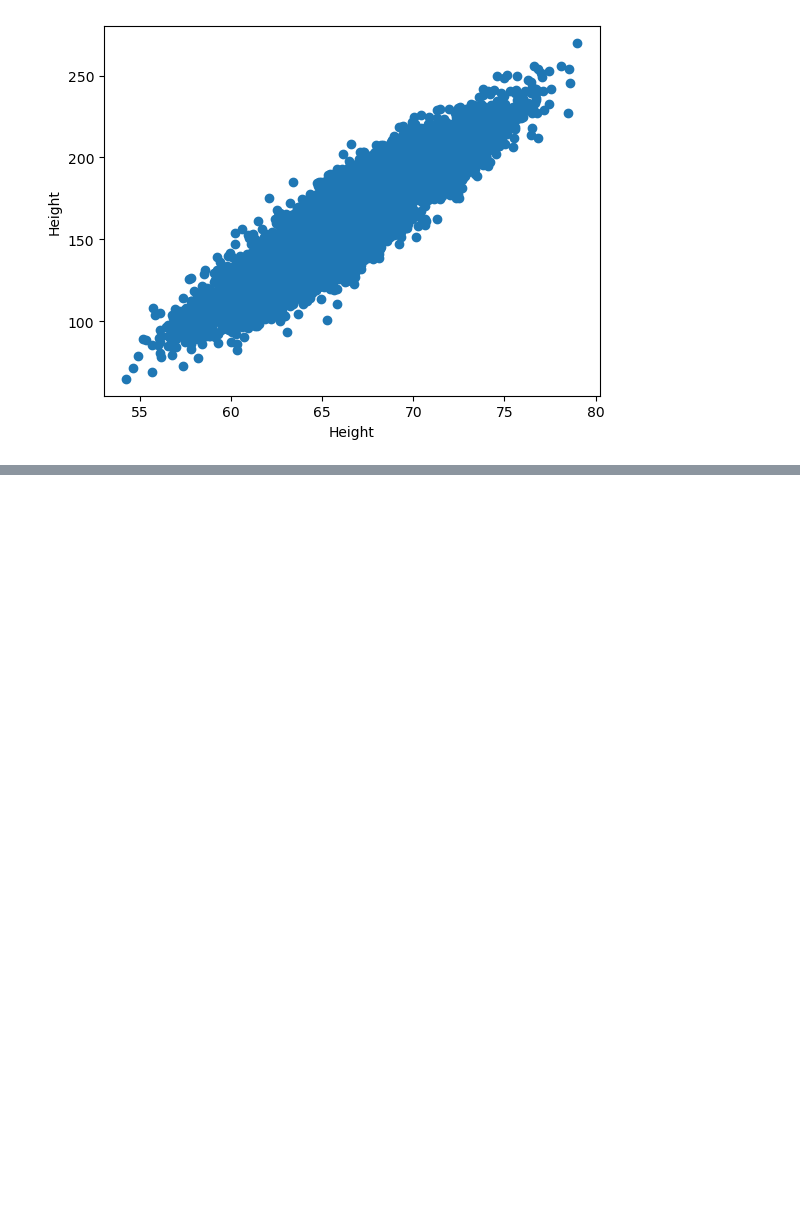
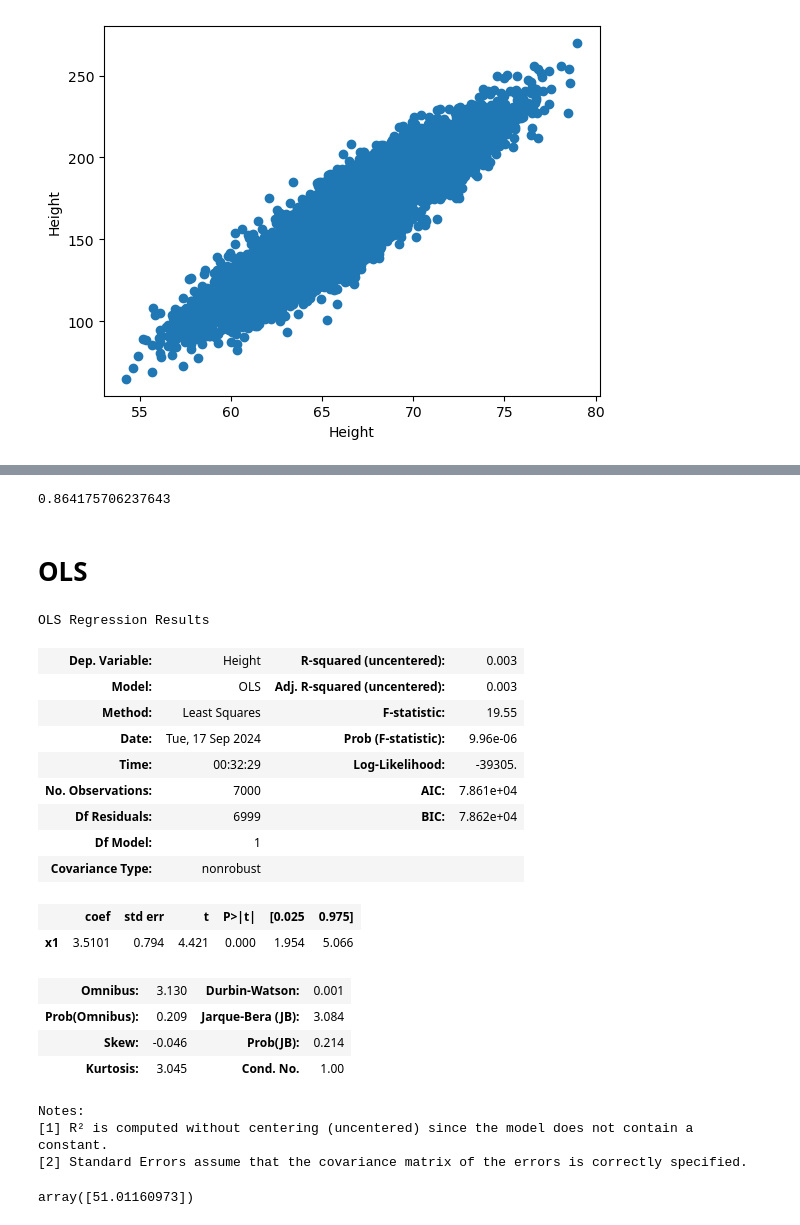
Before and after one commit to Sharafunneesa-pp/Regression-Algorithms, a Jupyter notebook: 1. Linear Regression and OLS.ipynb, the cells around one changed output, grey strips where cells are left out. Saved outputs shown, nothing was run; the diff lists cells and outputs as text; code cells hidden in the pictures; blank space fills up the shorter version.

```diff
--- a/1. Linear Regression.ipynb
+++ b/1. Linear Regression and OLS.ipynb
@@ -39,0 +106,6 @@ sns.p
+# %%
+1-(1-score)*(len(ytest)-1)/(len(ytest)-xtest.shape[1]-1) #adjusted rsquare
+# %% [output]
+0.864175706237643
+# %% [markdown]
+# OLS
@@ -39,0 +114,2 @@ sns.p
+# %%
+model1=sm.OLS(ytrain,xtrain).fit()
@@ -39,0 +118,22 @@ sns.p
+# %%
+model1.summary()
+# %% [output]
+OLS Regression Results
+| Dep. Variable: | Height | R-squared (uncentered): | 0.003 |
+| Model: | OLS | Adj. R-squared (uncentered): | 0.003 |
+| Method: | Least Squares | F-statistic: | 19.55 |
+| Date: | Tue, 17 Sep 2024 | Prob (F-statistic): | 9.96e-06 |
+| Time: | 00:32:29 | Log-Likelihood: | -39305. |
+| No. Observations: | 7000 | AIC: | 7.861e+04 |
+| Df Residuals: | 6999 | BIC: | 7.862e+04 |
+| Df Model: | 1 |  |  |
+| Covariance Type: | nonrobust |  |  |
+|  | coef | std err | t | P>|t| | [0.025 | 0.975] |
+| x1 | 3.5101 | 0.794 | 4.421 | 0.000 | 1.954 | 5.066 |
+| Omnibus: | 3.130 | Durbin-Watson: | 0.001 |
+| Prob(Omnibus): | 0.209 | Jarque-Bera (JB): | 3.084 |
+| Skew: | -0.046 | Prob(JB): | 0.214 |
+| Kurtosis: | 3.045 | Cond. No. | 1.00 |
+Notes:
+[1] R² is computed without centering (uncentered) since the model does not contain a constant.
+[2] Standard Errors assume that the covariance matrix of the errors is correctly specified.
@@ -39,0 +142,4 @@ sns.p
+# %%
+model.predict(scaler.transform([[22]]))
+# %% [output]
+array([51.01160973])
```
Also changed, not shown: parts of 23 cells of this notebook, 3 other files.
